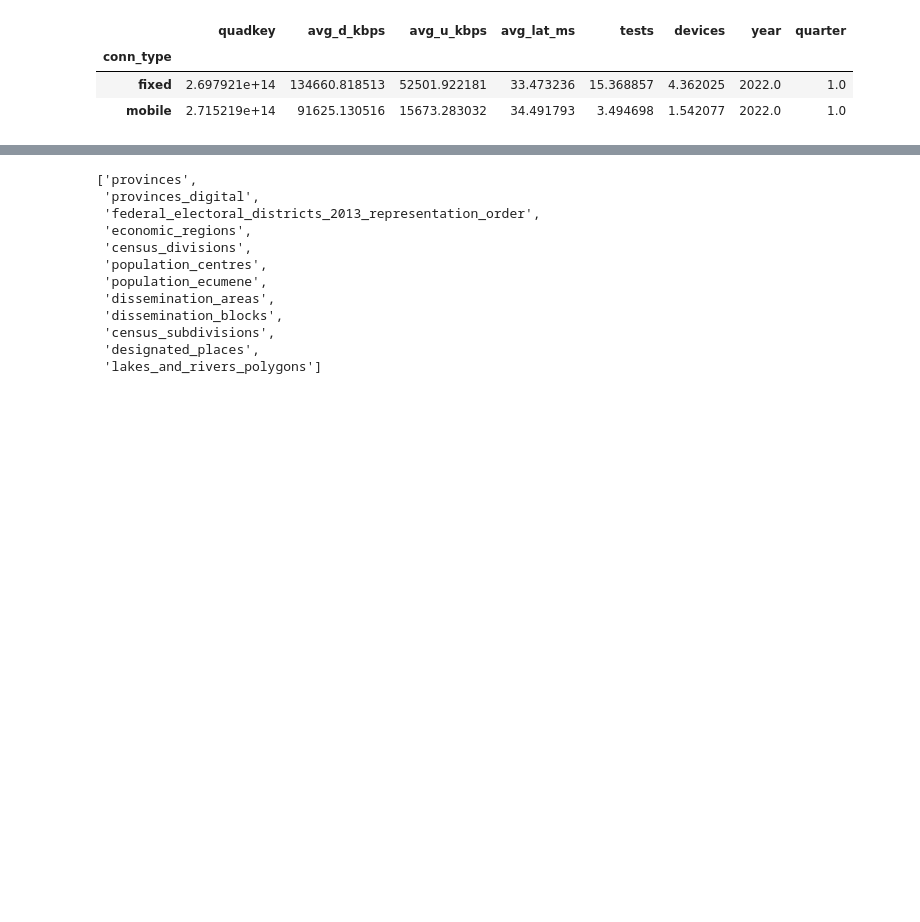
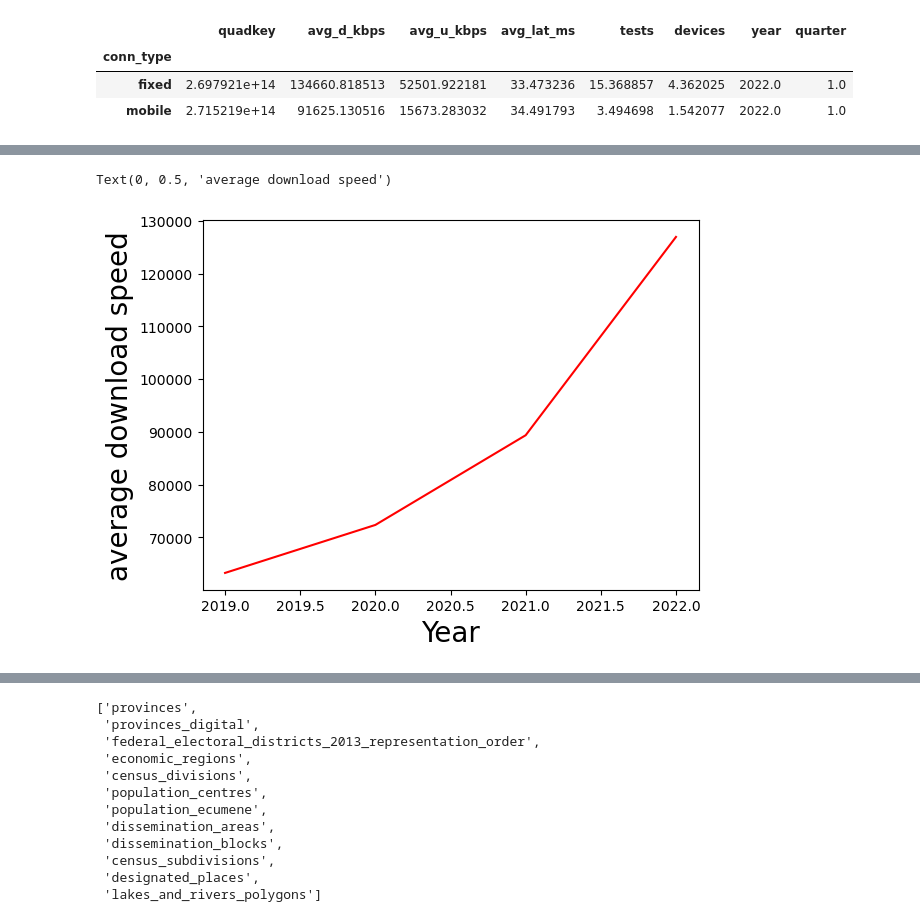
Before and after one commit to cybera/ookla-statcan-t1, a Jupyter notebook: notebooks/Feifeiworking.ipynb, the cells around one changed output, grey strips where cells are left out. Saved outputs shown, nothing was run; the diff lists cells and outputs as text; code cells hidden in the pictures; blank space fills up the shorter version.

```diff
--- a/notebooks/Feifeiworking.ipynb
+++ b/notebooks/Feifeiworking.ipynb
@@ -33,0 +48,2 @@ TypeError: float() argument must be a string or a real number, not 'Polygon'
+# %%
+speed_year=speed_tiles_year.groupby('year').mean()
@@ -33,0 +59,8 @@ TypeError: float() argument must be a string or a real number, not 'Polygon'
+# %%
+fig,ax=plt.subplots()
+ax.plot(speed_year.index, speed_year.avg_d_kbps,color='red')
+ax.set_xlabel('Year',fontsize=20)
+ax.set_ylabel('average download speed', fontsize=20)
+# %% [output]
+Text(0, 0.5, 'average download speed')
+[figure, added]
```
Also changed, not shown: parts of 8 cells of this notebook.
